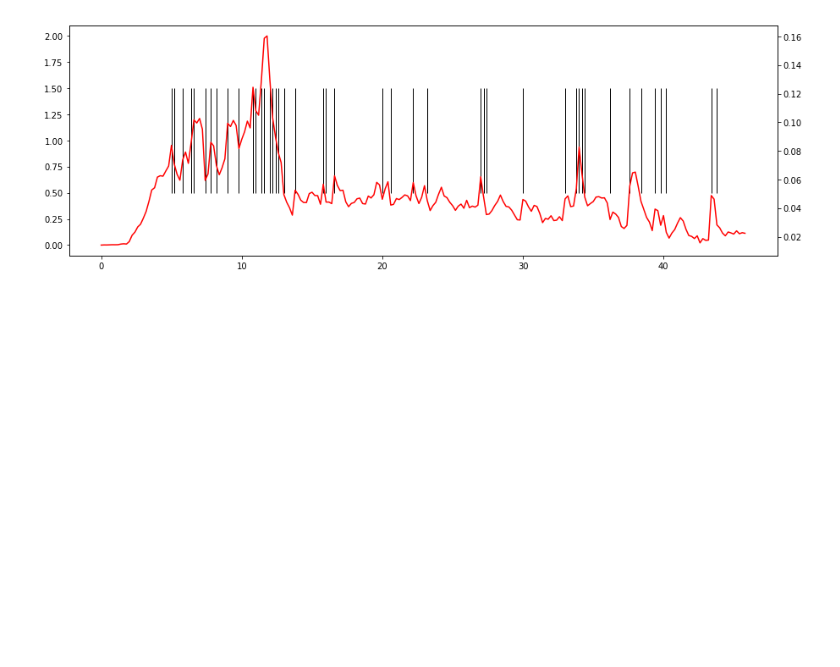
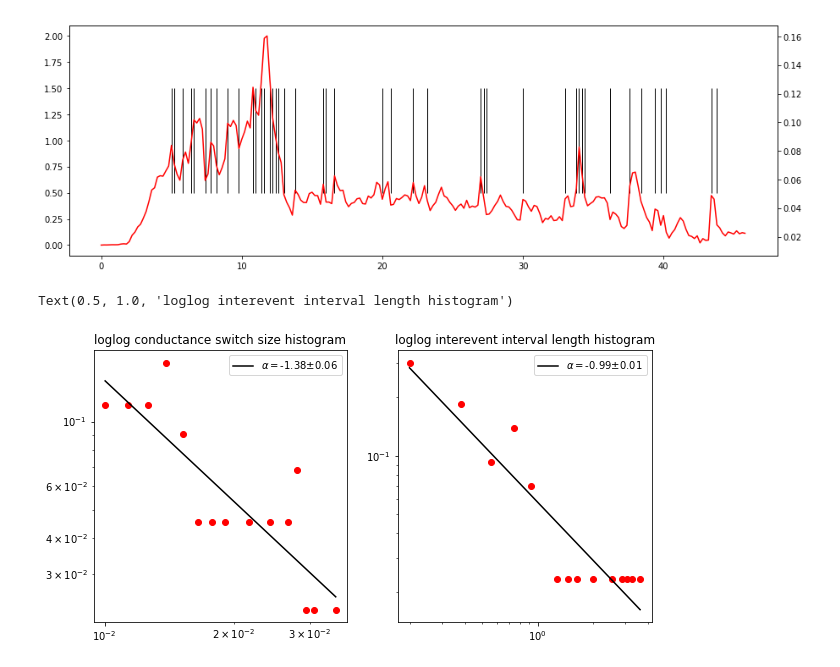
Before and after one commit to leobrowning92/plotting, a Jupyter notebook: example_mea_analysis.ipynb, the cells around one changed output. Cells and saved outputs as stored; diff of their text form; code cells hidden in the pictures; blank space fills up the shorter version.

```diff
--- a/example_mea_analysis.ipynb
+++ b/example_mea_analysis.ipynb
@@ -22,6 +22,15 @@ ax2.plot(smudf.trel,smudf.conductance,'r')
 # %% [output]
 [<matplotlib.lines.Line2D at 0x...>]
 [figure]
+# %%
+fig, axes = plt.subplots(ncols=2, figsize=(10,5))
+mea.plot_loglog(dg[:,0],axes[0])
+mea.plot_loglog(iei,axes[1])
+axes[0].set_title("loglog conductance switch size histogram")
+axes[1].set_title("loglog interevent interval length histogram")
+# %% [output]
+Text(0.5, 1.0, 'loglog interevent interval length histogram')
+[figure, added]
 # %%
 resd=vdf.iloc[:,3:-1].values[43400:43600]
 mea.plot_principal_components(resd, displaynan = [], show = True, ends = True)
```
Also changed, not shown: parts of 1 cell of this notebook.
